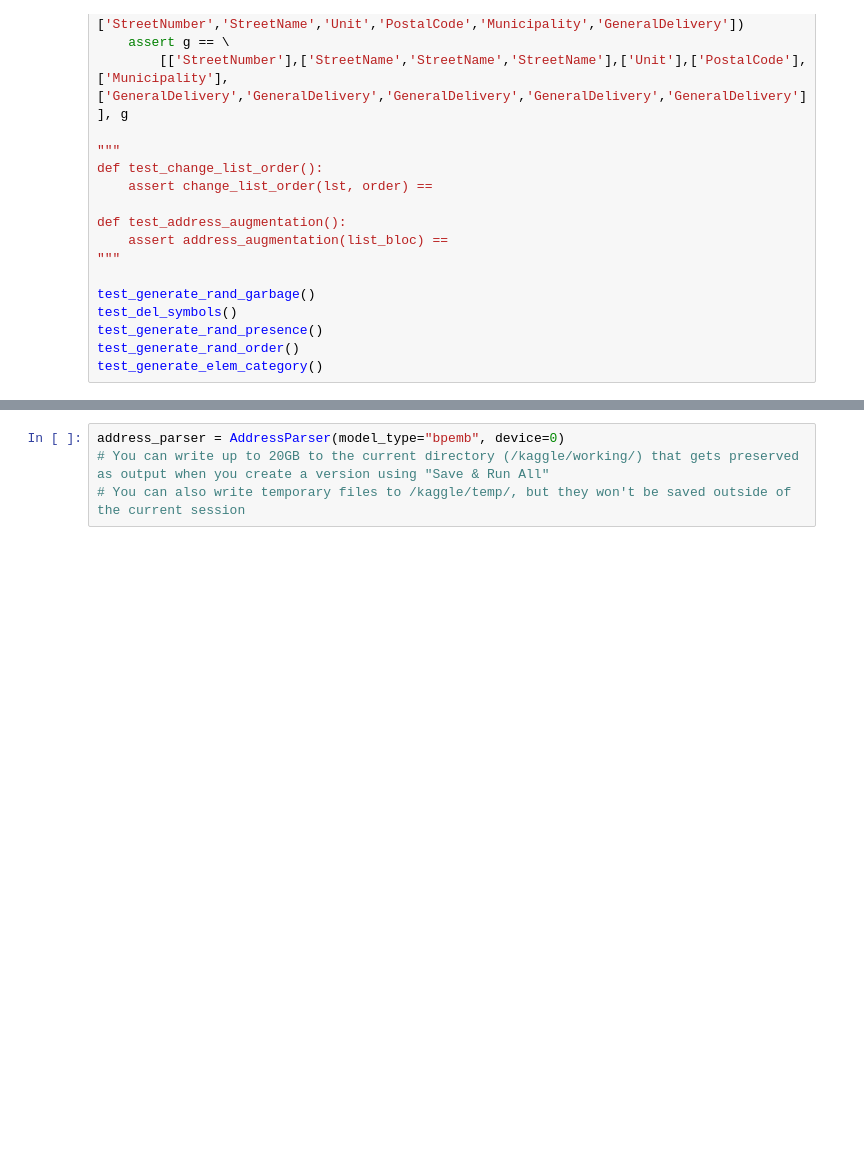
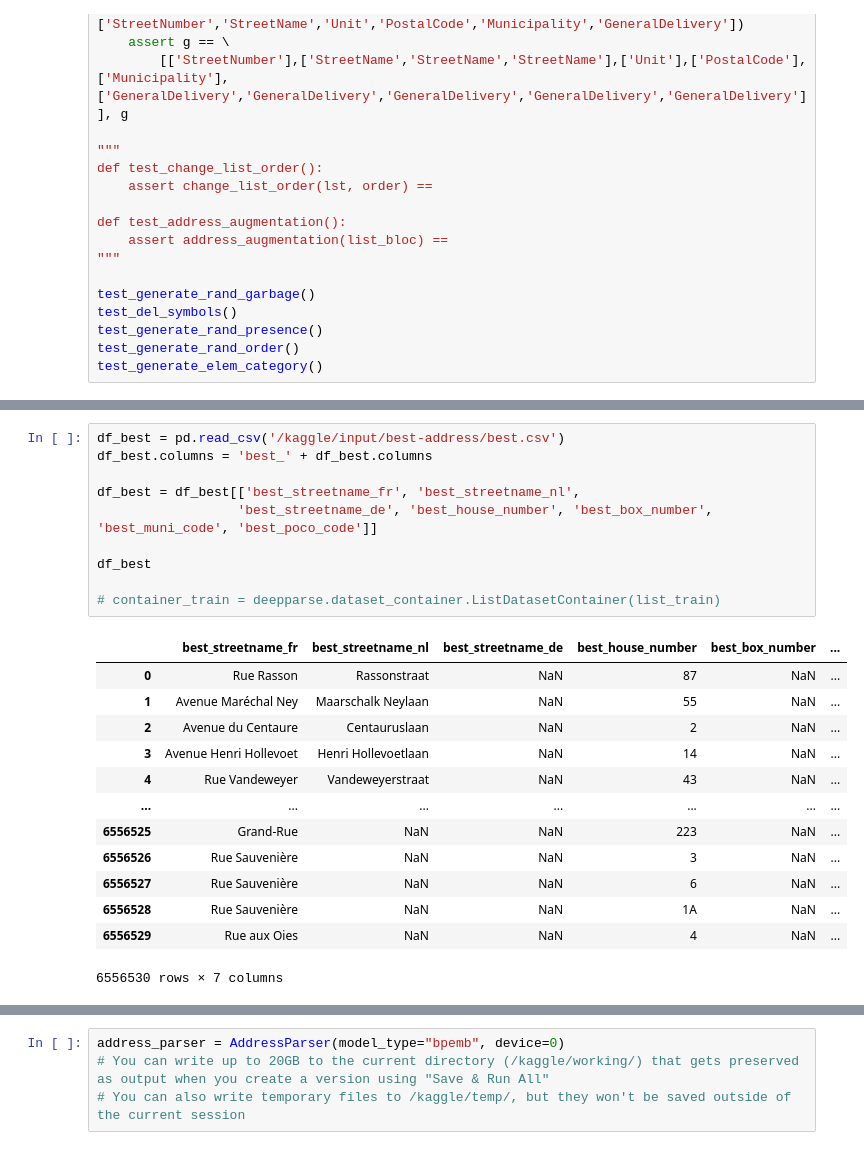
Before and after one commit to tkhmielnitzk/addwyx2, a Jupyter notebook: addwyx2.ipynb, the cells around one changed output, grey strips where cells are left out. Cells and saved outputs as stored; diff of their text form; blank space fills up the shorter version.

Commit message:
combinaison de best et muni + preprocess

```diff
--- a/addwyx2.ipynb
+++ b/addwyx2.ipynb
@@ -236,0 +271,24 @@ for s in list_add:
+# %%
+df_best = pd.read_csv('/kaggle/input/best-address/best.csv')
+df_best.columns = 'best_' + df_best.columns
+
+df_best = df_best[['best_streetname_fr', 'best_streetname_nl',
+                  'best_streetname_de', 'best_house_number', 'best_box_number', 'best_muni_code', 'best_poco_code']]
+
+df_best
+
+# container_train = deepparse.dataset_container.ListDatasetContainer(list_train)
+# %% [output]
+|  | best_streetname_fr | best_streetname_nl | best_streetname_de | best_house_number | best_box_number | ... |
+| 0 | Rue Rasson | Rassonstraat | NaN | 87 | NaN | ... |
+| 1 | Avenue Maréchal Ney | Maarschalk Neylaan | NaN | 55 | NaN | ... |
+| 2 | Avenue du Centaure | Centauruslaan | NaN | 2 | NaN | ... |
+| 3 | Avenue Henri Hollevoet | Henri Hollevoetlaan | NaN | 14 | NaN | ... |
+| 4 | Rue Vandeweyer | Vandeweyerstraat | NaN | 43 | NaN | ... |
+| ... | ... | ... | ... | ... | ... | ... |
+| 6556525 | Grand-Rue | NaN | NaN | 223 | NaN | ... |
+| 6556526 | Rue Sauvenière | NaN | NaN | 3 | NaN | ... |
+| 6556527 | Rue Sauvenière | NaN | NaN | 6 | NaN | ... |
+| 6556528 | Rue Sauvenière | NaN | NaN | 1A | NaN | ... |
+| 6556529 | Rue aux Oies | NaN | NaN | 4 | NaN | ... |
+6556530 rows × 7 columns
```
Also changed, not shown: parts of 9 cells of this notebook.
